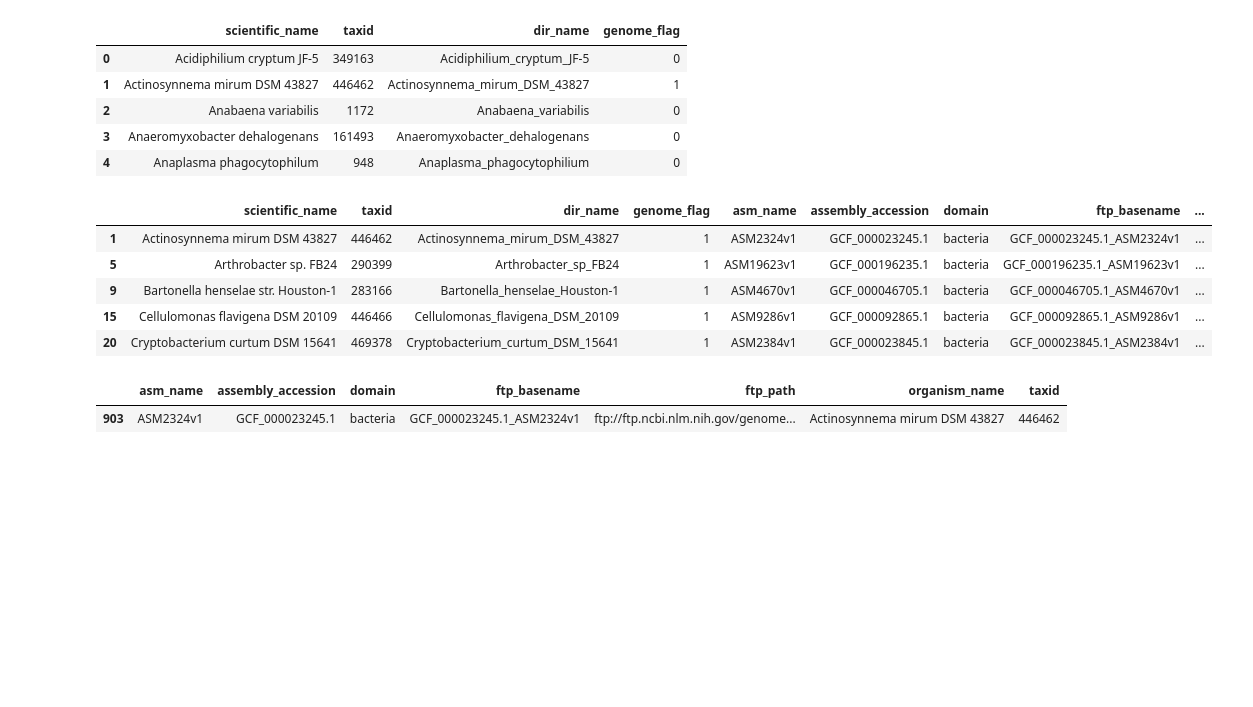
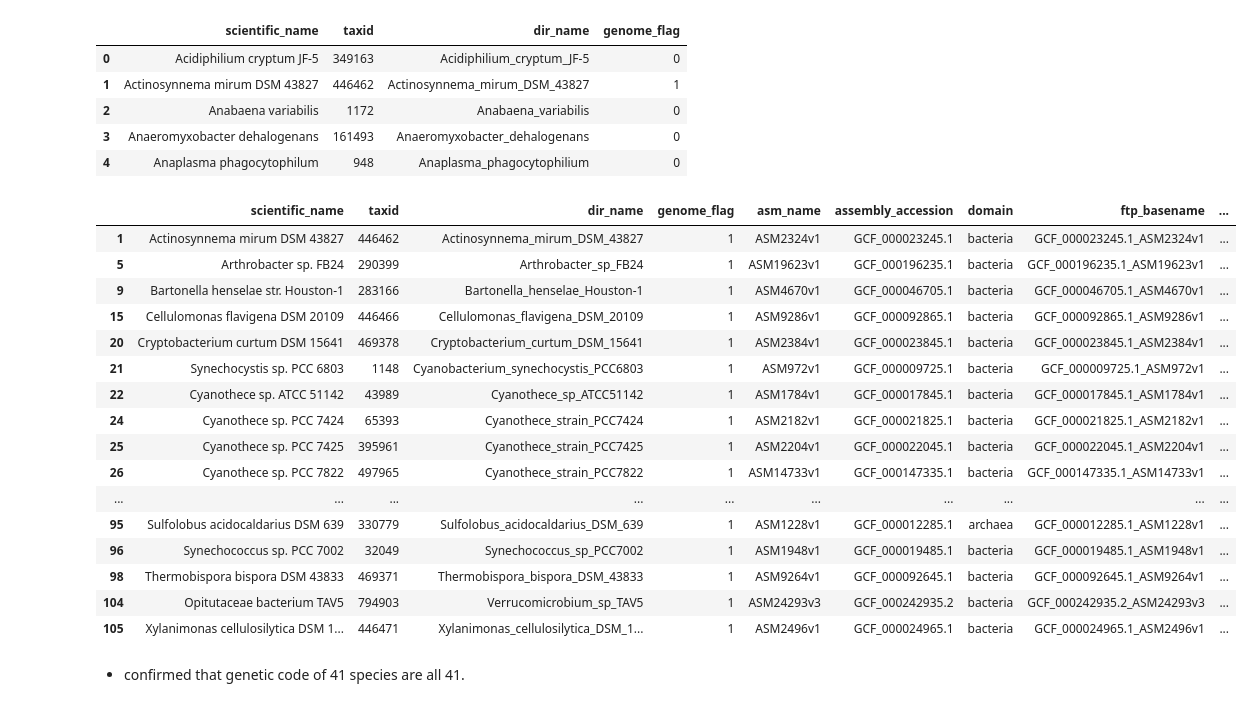
Before and after one commit to MitsukiUsui/proteome, a Jupyter notebook: createcatalog/integrate_with_genome.ipynb, the cells around one changed output. Saved outputs shown, nothing was run; the diff lists cells and outputs as text; code cells hidden in the pictures; blank space fills up the shorter version.

```diff
--- a/createcatalog/integrate_with_genome.ipynb
+++ b/createcatalog/integrate_with_genome.ipynb
@@ -1,8 +1,8 @@
 # %%
 import pandas as pd
 # %%
-genomeFilepath="~/altorf/genome/speciespick/picked_assembly_summary.csv"
+genomeFilepath="~/altorf/genome/speciespick/picked_assembly_summary_code.csv"
 genomeDf=pd.read_csv(genomeFilepath)
-genomeDf["taxid"]=[str(i) for i in genomeDf["taxid"]]
+genomeDf["taxid"]=[str(i) for i in genomeDf["taxid"]]#same type as proteomeDf
 genomeDf.head()
 # %% [output]
@@ -26,6 +32,11 @@ proteomeDf.head()
 # %%
 genomeLst=list(genomeDf["taxid"])
-print(len(genomeLst))
 proteomeLst=list(proteomeDf["taxid"].fillna(-1))
-print(len(proteomeLst))
+
+count=0
+for taxId in proteomeLst:
+    if taxId in genomeLst:
+        count+=1
+        print(proteomeDf[proteomeDf["taxid"]==taxId].iloc[0,0])
+print(count)
 # %% [output]
@@ -42,7 +60,7 @@ print(type(proteomeLst[0]))
 # %%
-count=0
+lst=[]
 for taxId in proteomeLst:
-    if int(taxId) in genomeLst:
-        count+=1
-        print(proteomeDf[proteomeDf["tax_id"]==taxId].iloc[0,0])
-print(count)
+    if taxId in genomeLst:
+        lst.append(1)
+    else:
+        lst.append(0)
@@ -67,10 +67,3 @@ Xylanimonas cellulosilytica DSM 15894
-# %%
-lst=[]
-for taxId in proteomeLst:
-    if int(taxId) in genomeLst:
-        lst.append(1)
-    else:
-        lst.append(0)
 # %%
 proteomeDf["genome_flag"]=lst
 proteomeDf.head()
@@ -82,18 +75,26 @@ proteomeDf.head()
 | 3 | Anaeromyxobacter dehalogenans | 161493 | Anaeromyxobacter_dehalogenans | 0 |
 | 4 | Anaplasma phagocytophilum | 948 | Anaplasma_phagocytophilium | 0 |
 # %%
-df=pd.merge(proteomeDf, genomeDf, on='taxid', how='left')
-df[df["genome_flag"]==1].head()
+outDf=pd.merge(proteomeDf, genomeDf, on='taxid', how='left')
+outDf[outDf["genome_flag"]==1]
 # %% [output]
 |  | scientific_name | taxid | dir_name | genome_flag | asm_name | assembly_accession | domain | ftp_basename | ... |
 | 1 | Actinosynnema mirum DSM 43827 | 446462 | Actinosynnema_mirum_DSM_43827 | 1 | ASM2324v1 | GCF_000023245.1 | bacteria | GCF_000023245.1_ASM2324v1 | ... |
 | 5 | Arthrobacter sp. FB24 | 290399 | Arthrobacter_sp_FB24 | 1 | ASM19623v1 | GCF_000196235.1 | bacteria | GCF_000196235.1_ASM19623v1 | ... |
 | 9 | Bartonella henselae str. Houston-1 | 283166 | Bartonella_henselae_Houston-1 | 1 | ASM4670v1 | GCF_000046705.1 | bacteria | GCF_000046705.1_ASM4670v1 | ... |
 | 15 | Cellulomonas flavigena DSM 20109 | 446466 | Cellulomonas_flavigena_DSM_20109 | 1 | ASM9286v1 | GCF_000092865.1 | bacteria | GCF_000092865.1_ASM9286v1 | ... |
 | 20 | Cryptobacterium curtum DSM 15641 | 469378 | Cryptobacterium_curtum_DSM_15641 | 1 | ASM2384v1 | GCF_000023845.1 | bacteria | GCF_000023845.1_ASM2384v1 | ... |
+| 21 | Synechocystis sp. PCC 6803 | 1148 | Cyanobacterium_synechocystis_PCC6803 | 1 | ASM972v1 | GCF_000009725.1 | bacteria | GCF_000009725.1_ASM972v1 | ... |
+| 22 | Cyanothece sp. ATCC 51142 | 43989 | Cyanothece_sp_ATCC51142 | 1 | ASM1784v1 | GCF_000017845.1 | bacteria | GCF_000017845.1_ASM1784v1 | ... |
+| 24 | Cyanothece sp. PCC 7424 | 65393 | Cyanothece_strain_PCC7424 | 1 | ASM2182v1 | GCF_000021825.1 | bacteria | GCF_000021825.1_ASM2182v1 | ... |
+| 25 | Cyanothece sp. PCC 7425 | 395961 | Cyanothece_strain_PCC7425 | 1 | ASM2204v1 | GCF_000022045.1 | bacteria | GCF_000022045.1_ASM2204v1 | ... |
+| 26 | Cyanothece sp. PCC 7822 | 497965 | Cyanothece_strain_PCC7822 | 1 | ASM14733v1 | GCF_000147335.1 | bacteria | GCF_000147335.1_ASM14733v1 | ... |
+| ... | ... | ... | ... | ... | ... | ... | ... | ... | ... |
+| 95 | Sulfolobus acidocaldarius DSM 639 | 330779 | Sulfolobus_acidocaldarius_DSM_639 | 1 | ASM1228v1 | GCF_000012285.1 | archaea | GCF_000012285.1_ASM1228v1 | ... |
+| 96 | Synechococcus sp. PCC 7002 | 32049 | Synechococcus_sp_PCC7002 | 1 | ASM1948v1 | GCF_000019485.1 | bacteria | GCF_000019485.1_ASM1948v1 | ... |
+| 98 | Thermobispora bispora DSM 43833 | 469371 | Thermobispora_bispora_DSM_43833 | 1 | ASM9264v1 | GCF_000092645.1 | bacteria | GCF_000092645.1_ASM9264v1 | ... |
+| 104 | Opitutaceae bacterium TAV5 | 794903 | Verrucomicrobium_sp_TAV5 | 1 | ASM24293v3 | GCF_000242935.2 | bacteria | GCF_000242935.2_ASM24293v3 | ... |
+| 105 | Xylanimonas cellulosilytica DSM 1... | 446471 | Xylanimonas_cellulosilytica_DSM_1... | 1 | ASM2496v1 | GCF_000024965.1 | bacteria | GCF_000024965.1_ASM2496v1 | ... |
-# %%
-genomeDf[genomeDf["taxid"]==446462]
-# %% [output]
-|  | asm_name | assembly_accession | domain | ftp_basename | ftp_path | organism_name | taxid |
-| 903 | ASM2324v1 | GCF_000023245.1 | bacteria | GCF_000023245.1_ASM2324v1 | ftp://ftp.ncbi.nlm.nih.gov/genome... | Actinosynnema mirum DSM 43827 | 446462 |
+# %% [markdown]
+* confirmed that genetic code of 41 species are all 41.
 # %%
```
Also changed, not shown: parts of 7 cells of this notebook, 12 other files.
